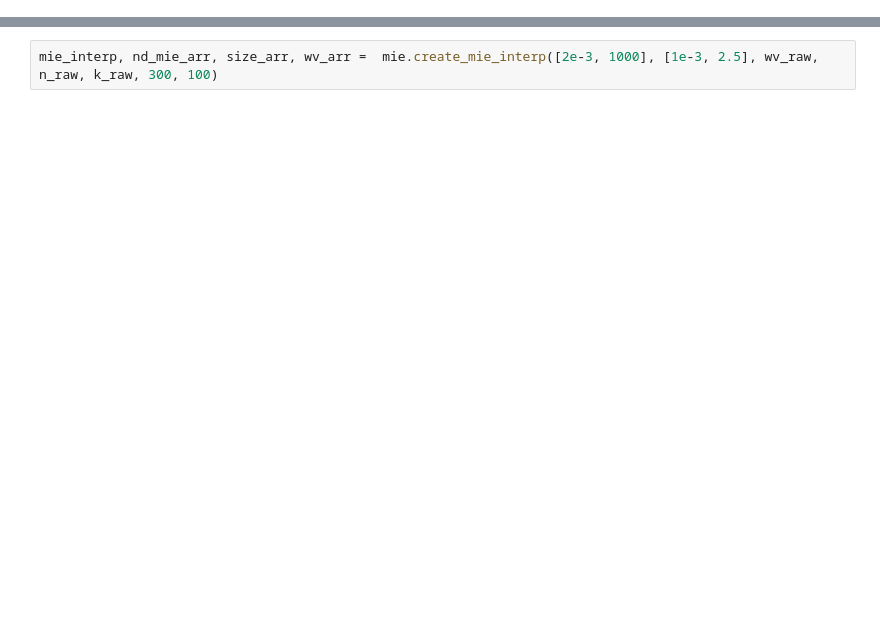
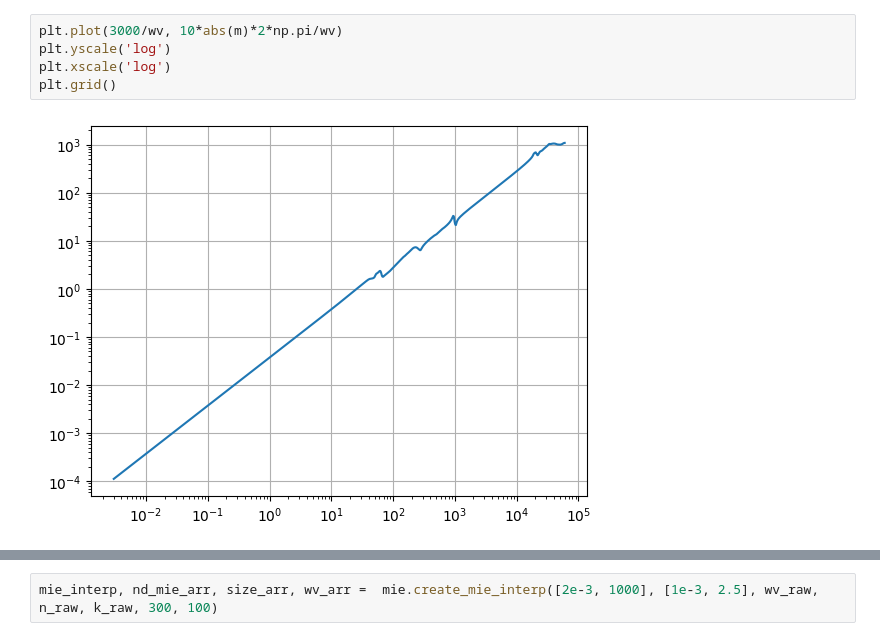
Before and after one commit to graves-andrew-02/DustOp, a Jupyter notebook: Opacity_Solver.ipynb, the cells around one changed output, grey strips where cells are left out. Saved outputs shown, nothing was run; the diff lists cells and outputs as text; blank space fills up the shorter version.

```diff
--- a/Opacity_Solver.ipynb
+++ b/Opacity_Solver.ipynb
@@ -65,0 +59,7 @@ ax.legend(loc = 'best')
+# %%
+plt.plot(3000/wv, 10*abs(m)*2*np.pi/wv)
+plt.yscale('log')
+plt.xscale('log')
+plt.grid()
+# %% [output]
+[figure, added]
```
Also changed, not shown: parts of 16 cells of this notebook, 1 other file.
